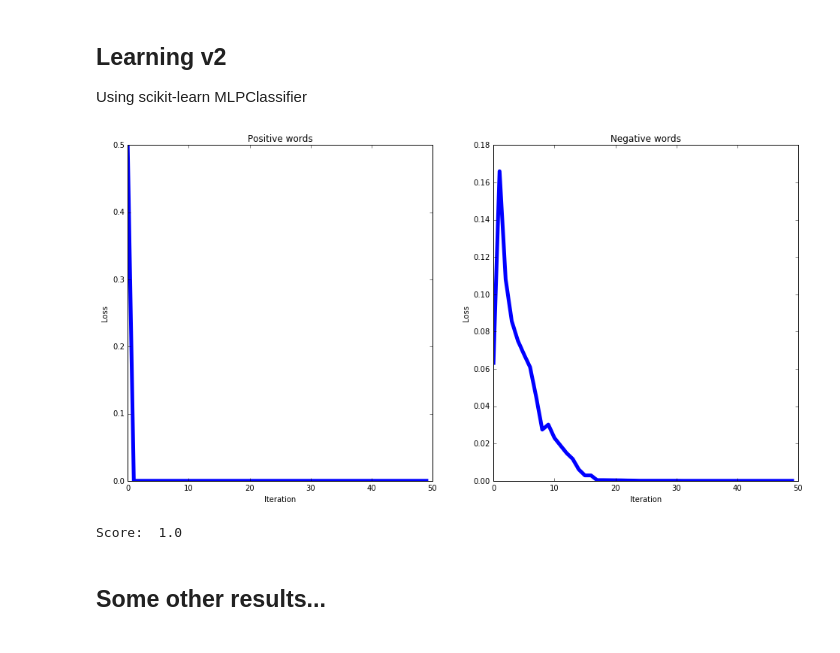
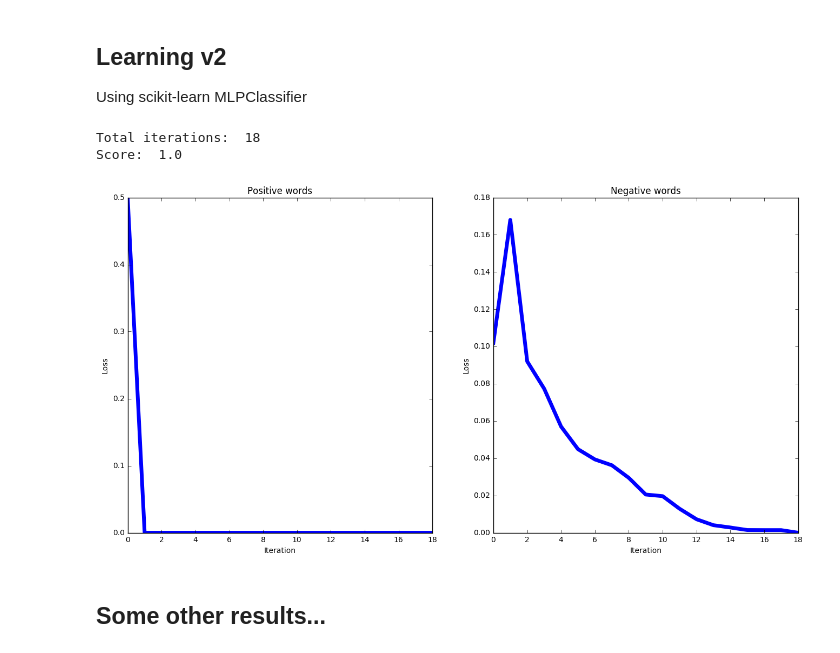
Before and after one commit to Honkl/MFF-NAIL060, a Jupyter notebook: 01/NN_IMPL_01.ipynb, the cells around one changed output. Cells and saved outputs as stored; diff of their text form; code cells hidden in the pictures.

```diff
--- a/01/NN_IMPL_01.ipynb
+++ b/01/NN_IMPL_01.ipynb
@@ -301,38 +306,44 @@ clf = nn.MLPClassifier(hidden_layer_sizes=(16, ),
                        shuffle=True,
                        verbose=False,
                        warm_start=True,
                        tol=0.00001,
                        max_iter=1,
                        learning_rate='constant',
                        learning_rate_init=0.001)
 
 scores_good = []
 scores_bad = []
-for iteration in range(50):
+for iteration in range(200):
     model = clf.fit(train_x, train_y)
     scores_good.append(1 - model.score(train_x_good, train_y_good))
-    scores_bad.append(1 - model.score(train_x_bad, train_y_bad))
+    score = 1 - model.score(train_x_bad, train_y_bad)
+    scores_bad.append(score)
+    if score == 0:
+        print("Total iterations: ", iteration)
+        break
+
+print("Score: ", model.score(test_x, test_y))
 
 plt.figure(figsize=(16,8))
 plt.subplot(1,2,1)
 #plt.semilogx(scores_good)
 plt.plot(scores_good, linewidth=5)
 plt.ylabel("Loss")
 plt.xlabel("Iteration")
 plt.title('Positive words')
 plt.subplot(1,2,2)
 #plt.semilogx(scores_bad)
 plt.plot(scores_bad, linewidth=5)
 plt.ylabel("Loss")
 plt.xlabel("Iteration")
 plt.title('Negative words')
 plt.show()
 
 predictions = model.predict_proba(test_x)
-print("Score: ", model.score(test_x, test_y)) # score = mean accuracy on given data set
 # %% [output]
+Total iterations:  18
+Score:  1.0
-[figure, old version]
+[figure, new version]
-Score:  1.0
 # %% [markdown]
 ## Some other results...
 # %%
```
Also changed, not shown: parts of 5 cells of this notebook, 1 other file.
